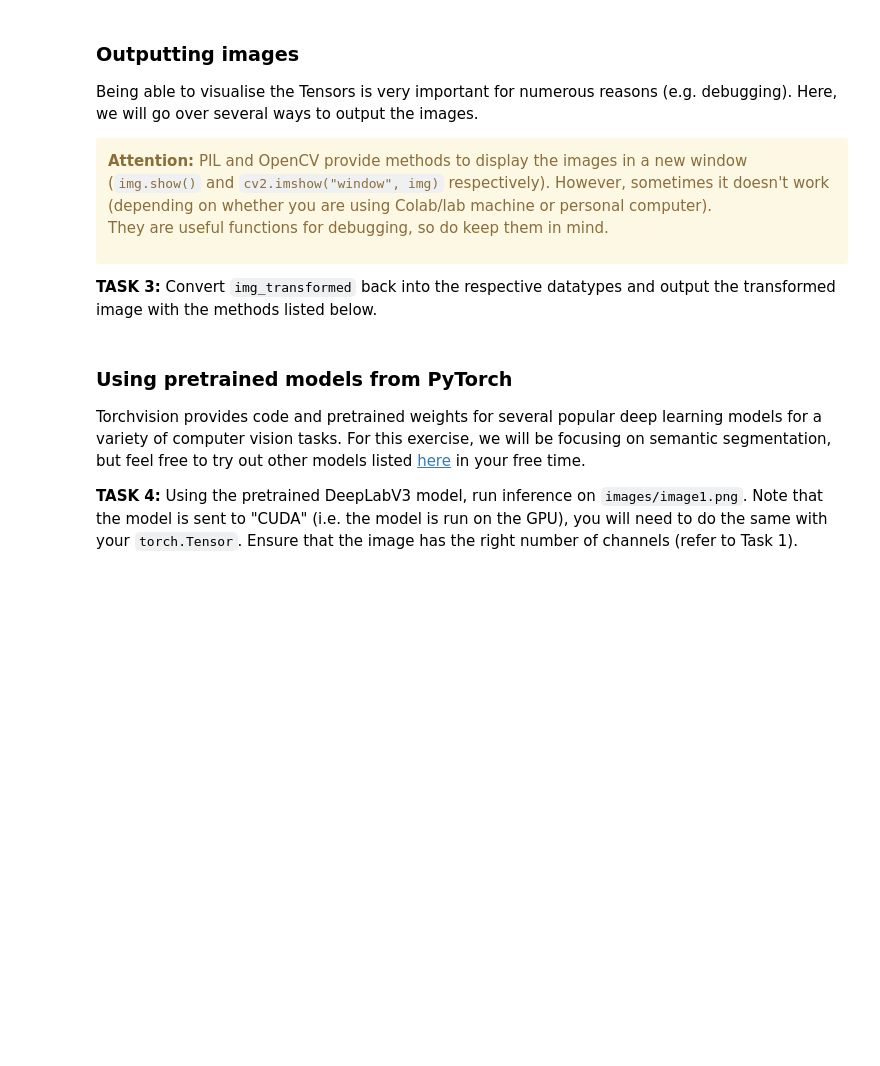
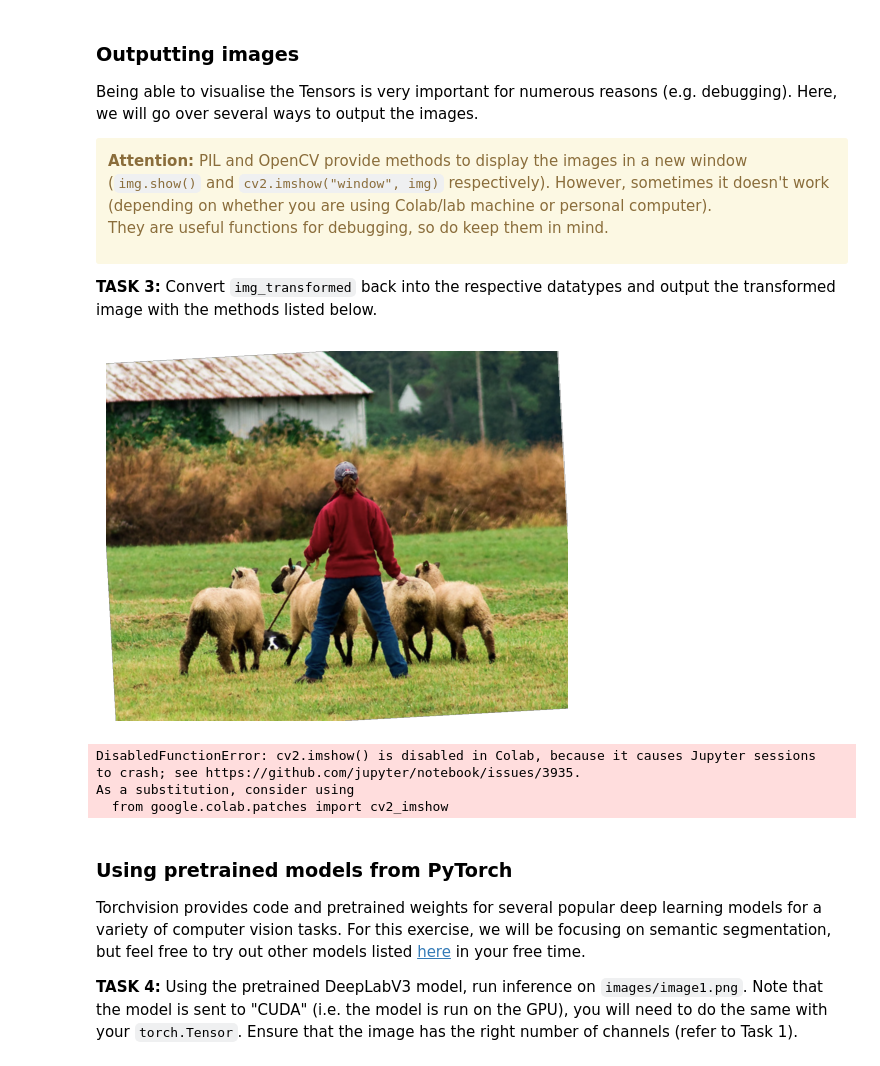
Before and after one commit to bo22354/Week1-an-introduction-to-Pytorch, a Jupyter notebook: lab-0-introduction-to-pytorch.ipynb, the cells around one changed output. Saved outputs shown, nothing was run; the diff lists cells and outputs as text; code cells hidden in the pictures; blank space fills up the shorter version.

Commit message:
Up to task 4

```diff
--- a/lab-0-introduction-to-pytorch.ipynb
+++ b/lab-0-introduction-to-pytorch.ipynb
@@ -94,0 +116,17 @@ img_transformed = None
+# %%
+## TASK 2
+image1 = "Week1-an-introduction-to-Pytorch/images/image1.png"
+img_pil = Image.open(image1)
+temp = torchvision.transforms.functional.pil_to_tensor(img_pil)
+print(temp.max(), temp.min())
+
+transforms = T.Compose([
+                        T.RandomHorizontalFlip(),
+                        T.RandomRotation(10),
+                        T.ToTensor(),
+                        ])
+
+
+# Compose the transform and apply to img_pil
+img_transformed = transforms(img_pil)
+img_transformed.max(), img_transformed.min()
@@ -106,15 +147,34 @@ They are useful functions for debugging, so do keep them in mind.
 # %%
 ## TASK 3
 
 # Displaying the image using Matplotlib
+image_np = img_transformed.permute(1,2,0).numpy()
+plt.imshow(image_np)
+plt.axis("off")
+plt.show()
 
 # Saving the image using PIL
+new_img = torchvision.transforms.functional.to_pil_image(img_transformed, mode= None)
+new_img.show()
 
 # Saving the image using OpenCV
+numpy_img = img_transformed.numpy()
+cv2_img = np.transpose(numpy_img, (1, 2, 0))
+cv2_img = cv2.cvtColor(cv2_img, cv2.COLOR_BGR2RGB)
+cv2.imshow(cv2_img)
+
 
 # Saving the image using scikit-image
+new_img = img_transformed.numpy()
+
 
 # Saving the image using numpy (no need to convert to 0-255 range)
+# %% [output]
+[figure, added]
+DisabledFunctionError: cv2.imshow() is disabled in Colab, because it causes Jupyter sessions
+to crash; see https://github.com/jupyter/notebook/issues/3935.
+As a substitution, consider using
+  from google.colab.patches import cv2_imshow
 # %% [markdown]
 ### Using pretrained models from PyTorch
 
```
Also changed, not shown: parts of 6 cells of this notebook.
